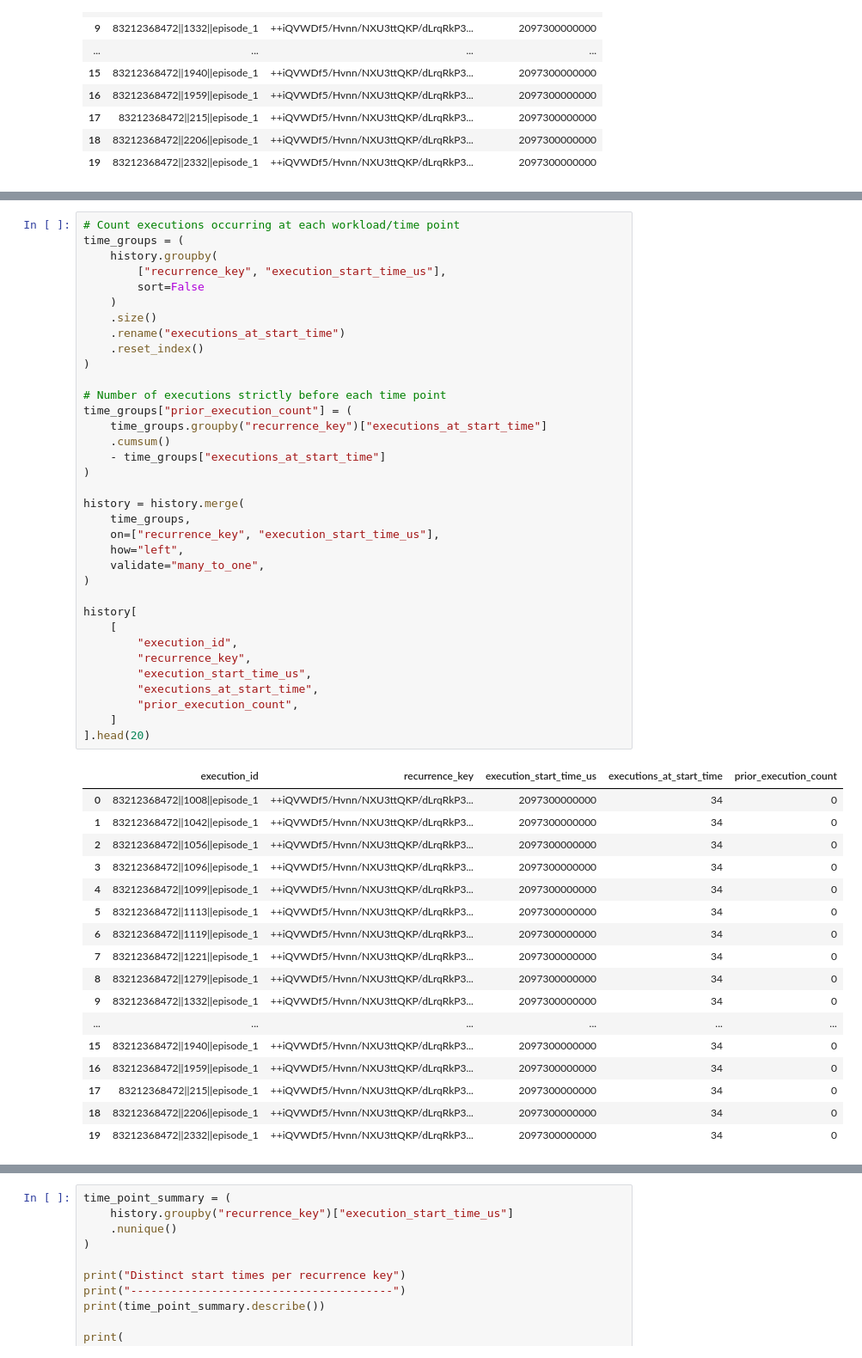
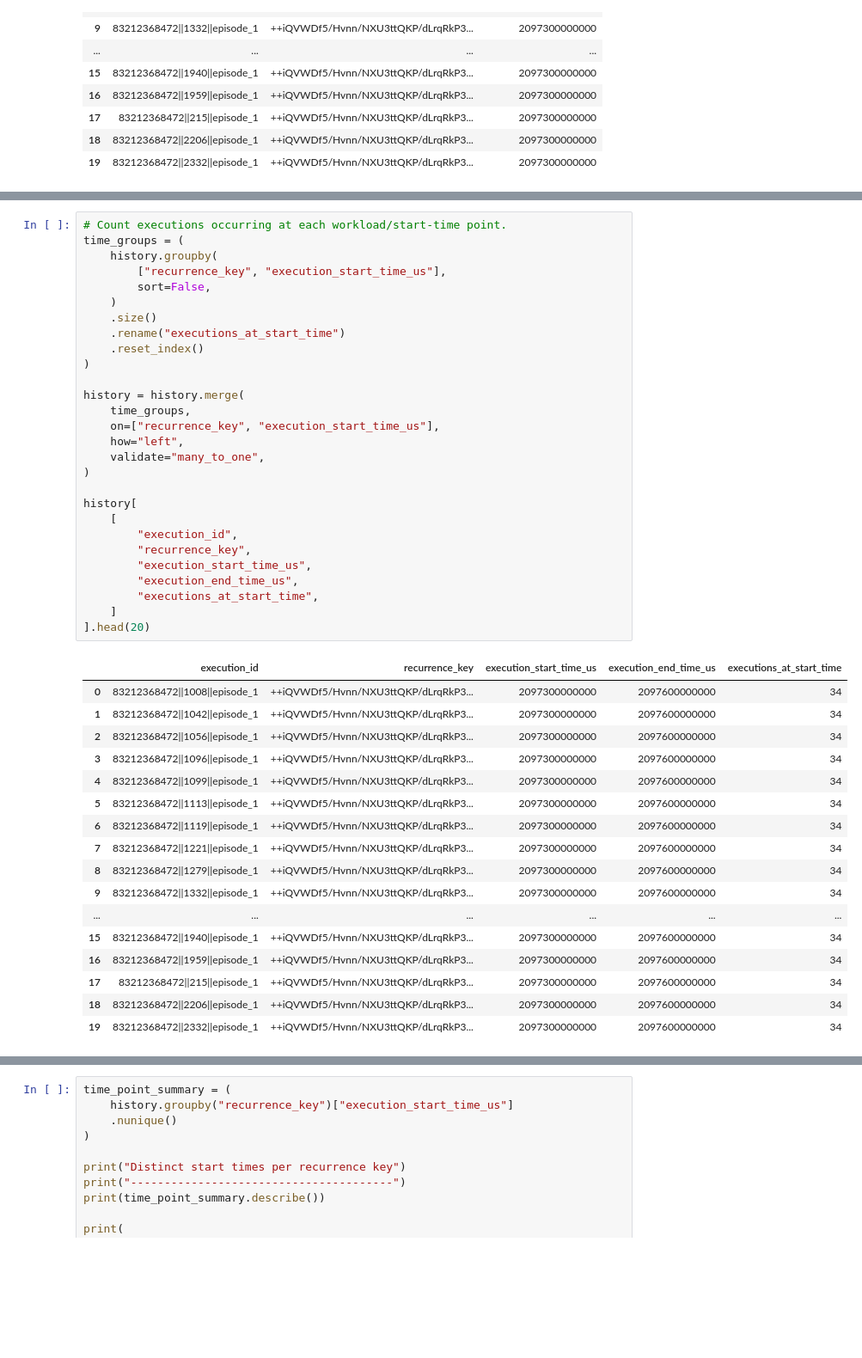
Before and after one commit to sonalilonkar1/masters-project, a Jupyter notebook: pipelines/google_subset/03_buildProfilesAndMetrics.ipynb, the cells around one changed output, grey strips where cells are left out. Shown at 86% size. Drawn from its saved outputs; the diff is of its cells as text; blank space fills up the shorter version.

Commit message:
fix point-in-time history and add percentile features

```diff
--- a/pipelines/google_subset/03_buildProfilesAndMetrics.ipynb
+++ b/pipelines/google_subset/03_buildProfilesAndMetrics.ipynb
@@ -212,53 +219,46 @@ Executions with the same `recurrence_key` and `execution_start_time_us` are trea
 # %%
-# Count executions occurring at each workload/time point
+# Count executions occurring at each workload/start-time point.
 time_groups = (
     history.groupby(
         ["recurrence_key", "execution_start_time_us"],
-        sort=False
+        sort=False,
     )
     .size()
     .rename("executions_at_start_time")
     .reset_index()
-)
-
-# Number of executions strictly before each time point
-time_groups["prior_execution_count"] = (
-    time_groups.groupby("recurrence_key")["executions_at_start_time"]
-    .cumsum()
-    - time_groups["executions_at_start_time"]
 )
 
 history = history.merge(
     time_groups,
     on=["recurrence_key", "execution_start_time_us"],
     how="left",
     validate="many_to_one",
 )
 
 history[
     [
         "execution_id",
         "recurrence_key",
         "execution_start_time_us",
+        "execution_end_time_us",
         "executions_at_start_time",
-        "prior_execution_count",
     ]
 ].head(20)
 # %% [output]
-|  | execution_id | recurrence_key | execution_start_time_us | executions_at_start_time | prior_execution_count |
-| 0 | 83212368472||1008||episode_1 | ++iQVWDf5/Hvnn/NXU3ttQKP/dLrqRkP3... | 2097300000000 | 34 | 0 |
-| 1 | 83212368472||1042||episode_1 | ++iQVWDf5/Hvnn/NXU3ttQKP/dLrqRkP3... | 2097300000000 | 34 | 0 |
-| 2 | 83212368472||1056||episode_1 | ++iQVWDf5/Hvnn/NXU3ttQKP/dLrqRkP3... | 2097300000000 | 34 | 0 |
-| 3 | 83212368472||1096||episode_1 | ++iQVWDf5/Hvnn/NXU3ttQKP/dLrqRkP3... | 2097300000000 | 34 | 0 |
-| 4 | 83212368472||1099||episode_1 | ++iQVWDf5/Hvnn/NXU3ttQKP/dLrqRkP3... | 2097300000000 | 34 | 0 |
-| 5 | 83212368472||1113||episode_1 | ++iQVWDf5/Hvnn/NXU3ttQKP/dLrqRkP3... | 2097300000000 | 34 | 0 |
-| 6 | 83212368472||1119||episode_1 | ++iQVWDf5/Hvnn/NXU3ttQKP/dLrqRkP3... | 2097300000000 | 34 | 0 |
-| 7 | 83212368472||1221||episode_1 | ++iQVWDf5/Hvnn/NXU3ttQKP/dLrqRkP3... | 2097300000000 | 34 | 0 |
-| 8 | 83212368472||1279||episode_1 | ++iQVWDf5/Hvnn/NXU3ttQKP/dLrqRkP3... | 2097300000000 | 34 | 0 |
-| 9 | 83212368472||1332||episode_1 | ++iQVWDf5/Hvnn/NXU3ttQKP/dLrqRkP3... | 2097300000000 | 34 | 0 |
+|  | execution_id | recurrence_key | execution_start_time_us | execution_end_time_us | executions_at_start_time |
+| 0 | 83212368472||1008||episode_1 | ++iQVWDf5/Hvnn/NXU3ttQKP/dLrqRkP3... | 2097300000000 | 2097600000000 | 34 |
+| 1 | 83212368472||1042||episode_1 | ++iQVWDf5/Hvnn/NXU3ttQKP/dLrqRkP3... | 2097300000000 | 2097600000000 | 34 |
+| 2 | 83212368472||1056||episode_1 | ++iQVWDf5/Hvnn/NXU3ttQKP/dLrqRkP3... | 2097300000000 | 2097600000000 | 34 |
+| 3 | 83212368472||1096||episode_1 | ++iQVWDf5/Hvnn/NXU3ttQKP/dLrqRkP3... | 2097300000000 | 2097600000000 | 34 |
+| 4 | 83212368472||1099||episode_1 | ++iQVWDf5/Hvnn/NXU3ttQKP/dLrqRkP3... | 2097300000000 | 2097600000000 | 34 |
+| 5 | 83212368472||1113||episode_1 | ++iQVWDf5/Hvnn/NXU3ttQKP/dLrqRkP3... | 2097300000000 | 2097600000000 | 34 |
+| 6 | 83212368472||1119||episode_1 | ++iQVWDf5/Hvnn/NXU3ttQKP/dLrqRkP3... | 2097300000000 | 2097600000000 | 34 |
+| 7 | 83212368472||1221||episode_1 | ++iQVWDf5/Hvnn/NXU3ttQKP/dLrqRkP3... | 2097300000000 | 2097600000000 | 34 |
+| 8 | 83212368472||1279||episode_1 | ++iQVWDf5/Hvnn/NXU3ttQKP/dLrqRkP3... | 2097300000000 | 2097600000000 | 34 |
+| 9 | 83212368472||1332||episode_1 | ++iQVWDf5/Hvnn/NXU3ttQKP/dLrqRkP3... | 2097300000000 | 2097600000000 | 34 |
 | ... | ... | ... | ... | ... | ... |
-| 15 | 83212368472||1940||episode_1 | ++iQVWDf5/Hvnn/NXU3ttQKP/dLrqRkP3... | 2097300000000 | 34 | 0 |
-| 16 | 83212368472||1959||episode_1 | ++iQVWDf5/Hvnn/NXU3ttQKP/dLrqRkP3... | 2097300000000 | 34 | 0 |
-| 17 | 83212368472||215||episode_1 | ++iQVWDf5/Hvnn/NXU3ttQKP/dLrqRkP3... | 2097300000000 | 34 | 0 |
-| 18 | 83212368472||2206||episode_1 | ++iQVWDf5/Hvnn/NXU3ttQKP/dLrqRkP3... | 2097300000000 | 34 | 0 |
-| 19 | 83212368472||2332||episode_1 | ++iQVWDf5/Hvnn/NXU3ttQKP/dLrqRkP3... | 2097300000000 | 34 | 0 |
+| 15 | 83212368472||1940||episode_1 | ++iQVWDf5/Hvnn/NXU3ttQKP/dLrqRkP3... | 2097300000000 | 2097600000000 | 34 |
+| 16 | 83212368472||1959||episode_1 | ++iQVWDf5/Hvnn/NXU3ttQKP/dLrqRkP3... | 2097300000000 | 2097600000000 | 34 |
+| 17 | 83212368472||215||episode_1 | ++iQVWDf5/Hvnn/NXU3ttQKP/dLrqRkP3... | 2097300000000 | 2097600000000 | 34 |
+| 18 | 83212368472||2206||episode_1 | ++iQVWDf5/Hvnn/NXU3ttQKP/dLrqRkP3... | 2097300000000 | 2097600000000 | 34 |
+| 19 | 83212368472||2332||episode_1 | ++iQVWDf5/Hvnn/NXU3ttQKP/dLrqRkP3... | 2097300000000 | 2097600000000 | 34 |
```
Also changed, not shown: parts of 14 cells of this notebook.
